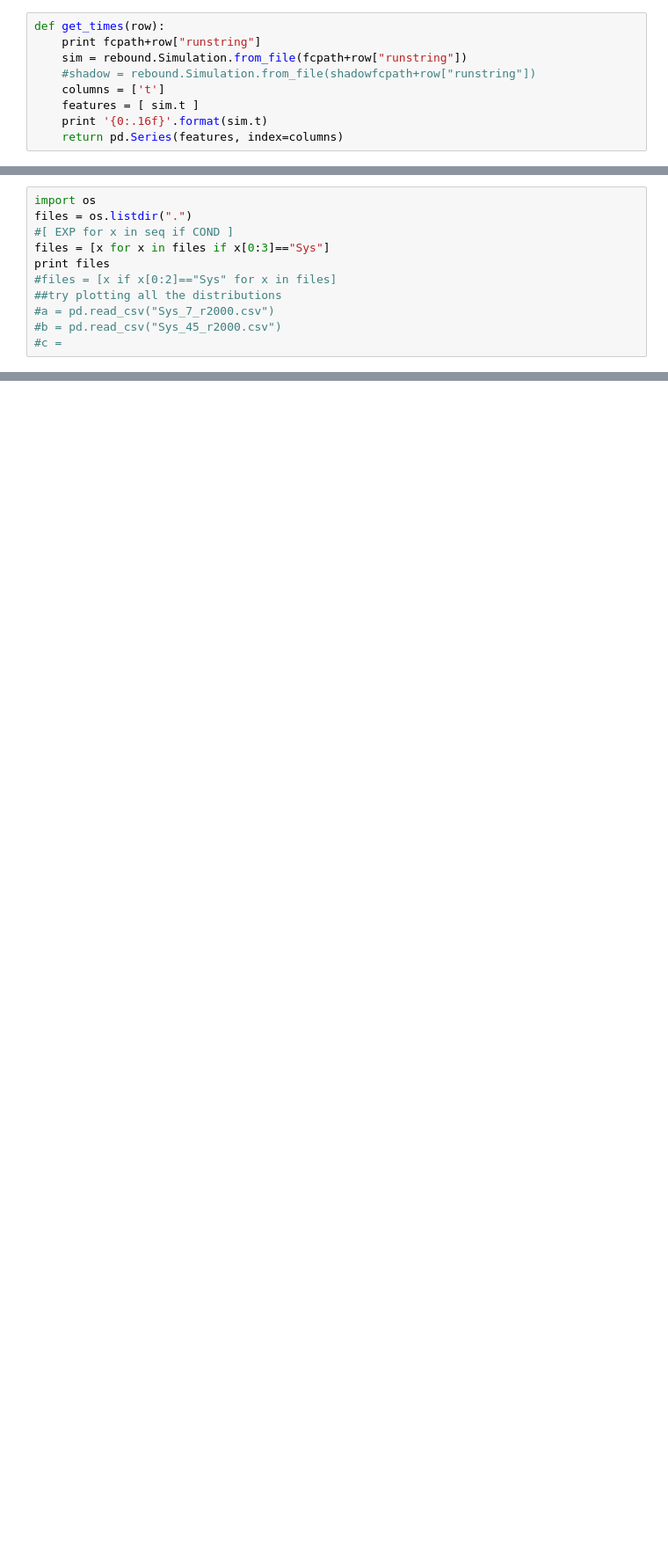
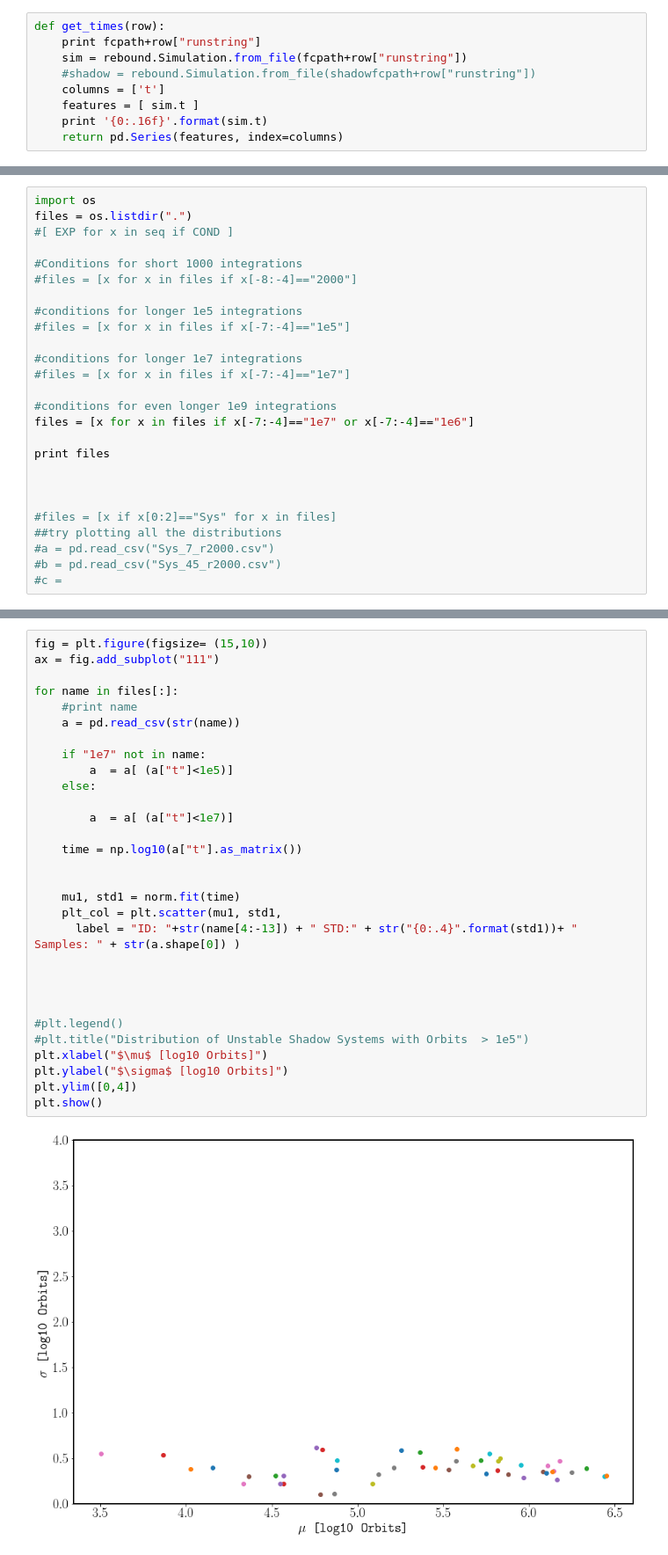
Before and after one commit to Naireen/stabilitydataset, a Jupyter notebook: Analysis/Reading_Sim_Ts.ipynb, the cells around one changed output, grey strips where cells are left out. Shown: that part at 88% size. Saved outputs shown, nothing was run; the diff lists cells and outputs as text; blank space fills up the shorter version.

```diff
--- a/Analysis/Reading_Sim_Ts.ipynb
+++ b/Analysis/Reading_Sim_Ts.ipynb
@@ -91,8 +112,23 @@ plt.plot(x, mlab.normpdf(x, mu1, std1), color="red", lw=2)
 import os
 files = os.listdir(".")
 #[ EXP for x in seq if COND ]
-files = [x for x in files if x[0:3]=="Sys"]
+
+#Conditions for short 1000 integrations
+#files = [x for x in files if x[-8:-4]=="2000"]
+
+#conditions for longer 1e5 integrations
+#files = [x for x in files if x[-7:-4]=="1e5"]
+
+#conditions for longer 1e7 integrations
+#files = [x for x in files if x[-7:-4]=="1e7"]
+
+#conditions for even longer 1e9 integrations
+files = [x for x in files if x[-7:-4]=="1e7" or x[-7:-4]=="1e6"]
+
 print files
+
+
+
 #files = [x if x[0:2]=="Sys" for x in files]
 ##try plotting all the distributions
 #a = pd.read_csv("Sys_7_r2000.csv")
@@ -135,0 +285,32 @@ plt.show()
+# %%
+fig = plt.figure(figsize= (15,10))
+ax = fig.add_subplot("111")
+
+for name in files[:]:
+    #print name
+    a = pd.read_csv(str(name))
+
+    if "1e7" not in name:
+        a  = a[ (a["t"]<1e5)]
+    else:
+
+        a  = a[ (a["t"]<1e7)]
+
+    time = np.log10(a["t"].as_matrix())
+
+
+    mu1, std1 = norm.fit(time)
+    plt_col = plt.scatter(mu1, std1,
+      label = "ID: "+str(name[4:-13]) + " STD:" + str("{0:.4}".format(std1))+ " Samples: " + str(a.shape[0]) )
+
+
+
+
+#plt.legend()
+#plt.title("Distribution of Unstable Shadow Systems with Orbits  > 1e5")
+plt.xlabel("$\mu$ [log10 Orbits]")
+plt.ylabel("$\sigma$ [log10 Orbits]")
+plt.ylim([0,4])
+plt.show()
+# %% [output]
+[figure, added]
```
Also changed, not shown: parts of 11 cells of this notebook.
